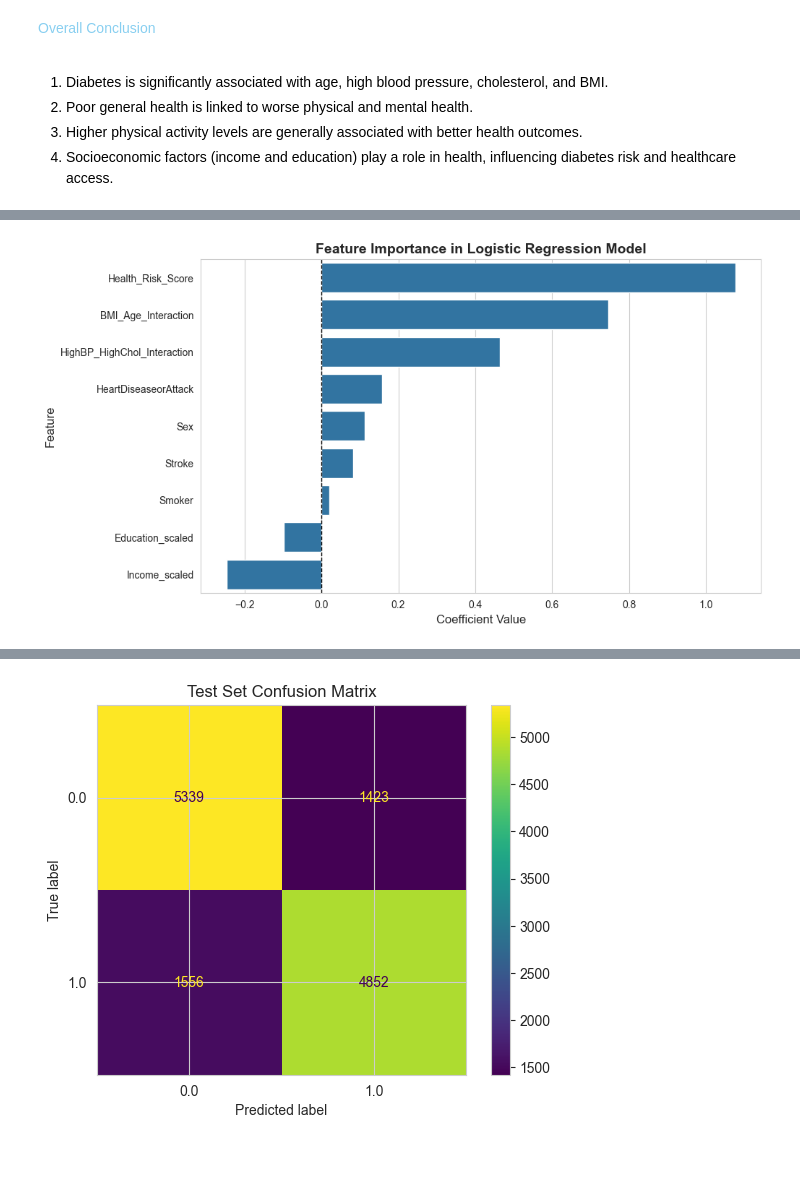
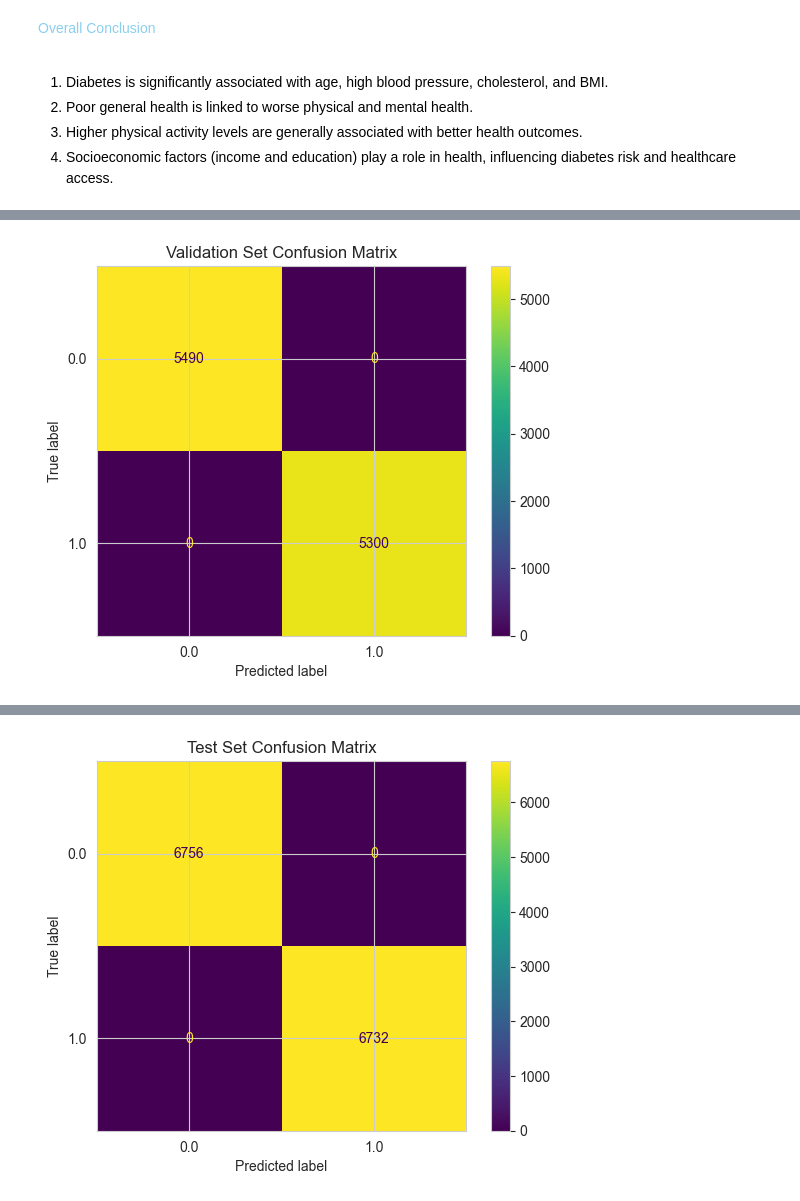
Before and after one commit to Unik-Dhungel/Diabetes_Prediction, a Jupyter notebook: KCE080BCT046[1].ipynb, the cells around one changed output, grey strips where cells are left out. Cells and saved outputs as stored; diff of their text form; code cells hidden in the pictures; blank space fills up the shorter version.

```diff
--- a/KCE080BCT046[1].ipynb
+++ b/KCE080BCT046[1].ipynb
@@ -749,0 +789,2 @@ dtype: int64
+# %%
+model_df = pd.read_csv('model_dataset.csv')
@@ -751,43 +830,67 @@ dtype: int64
 from sklearn.model_selection import train_test_split
 from sklearn.preprocessing import StandardScaler
 from sklearn.linear_model import LogisticRegression
-from sklearn.metrics import accuracy_score, confusion_matrix, classification_report,ConfusionMatrixDisplay
+from sklearn.metrics import accuracy_score, confusion_matrix, classification_report, ConfusionMatrixDisplay
 
-# Select Features and Target Variable
-features = ["Sex", "HighBP_HighChol_Interaction","Smoker","Stroke", "BMI_Age_Interaction", "HeartDiseaseorAttack", "Income_scaled", "Education_scaled", "Health_Risk_Score"]
-X = df[features]
-y = df["Diabetes_binary"]  # Target Variable (0 = No Diabetes, 1 = Diabetes)
 
-# 📌 Standardize Features
+features = model_df.drop(['BMI_category', 'Age_group','MentHlth',"DiffWalk","PhysActivity","Fruits",
+                          "PhysHlth","NoDocbcCost","Stroke","Smoker","AnyHealthcare","BMI"], axis=1)
+
+X = model_df[features.columns]
+y = model_df["Diabetes_binary"]
+
+# scaling the dataset
 scaler = StandardScaler()
 X_scaled = scaler.fit_transform(X)
 
-#Splittting the data into training and testing
-X_train, X_test, y_train, y_test = train_test_split(X_scaled, y, test_size=0.2, random_state=42)
 
-#Logistic Regression Model Training
+X_train_val, X_test, y_train_val, y_test = train_test_split(X_scaled, y, test_size=0.2, random_state=42)
+
+X_train, X_val, y_train, y_val = train_test_split(X_train_val, y_train_val, test_size=0.2, random_state=42)
+
+# Model Training
 model = LogisticRegression()
 model.fit(X_train, y_train)
 
-# Predict on Test Set
-y_pred = model.predict(X_test)
+# Validate
+y_val_pred = model.predict(X_val)
 
-# Model Performance
-accuracy = accuracy_score(y_test, y_pred)
-conf_matrix = confusion_matrix(y_test, y_pred)
-class_report = classification_report(y_test, y_pred)
 
-print(f"✅ Model Accuracy: {accuracy:.4f}\n")
-print("📌 Confusion Matrix:")
-print(conf_matrix)
-print("\n📌 Classification Report:")
-print(class_report)
+val_accuracy = accuracy_score(y_val, y_val_pred)
+val_conf_matrix = confusion_matrix(y_val, y_val_pred)
+val_class_report = classification_report(y_val, y_val_pred)
 
-# Feature Importance Analysis (Using Coefficients)
-feature_importance = pd.DataFrame({"Feature": features, "Coefficient": model.coef_[0]})
+print(f"Validation Accuracy: {val_accuracy:.4f}\n")
+print("\n Validation Classification Report:")
+print(val_class_report)
+
+ConfusionMatrixDisplay.from_predictions(y_val, y_val_pred)
+plt.title("Validation Set Confusion Matrix")
+plt.show()
+
+# model testing with test set
+y_test_pred = model.predict(X_test)
+
+# model performance
+test_accuracy = accuracy_score(y_test, y_test_pred)
+test_conf_matrix = confusion_matrix(y_test, y_test_pred)
+test_class_report = classification_report(y_test, y_test_pred)
+
+print(f"Test Accuracy: {test_accuracy:.4f}\n")
+print("\n Test Classification Report:")
+print(test_class_report)
+
+ConfusionMatrixDisplay.from_predictions(y_test, y_test_pred)
+plt.title("Test Set Confusion Matrix")
+plt.show()
+
+#Feature Importance
+feature_importance = pd.DataFrame({"Feature": X.columns, "Coefficient": model.coef_[0]})
 feature_importance = feature_importance.sort_values(by="Coefficient", ascending=False)
+print("\nFeature Importance (Coefficient Values):")
+print(feature_importance)
 
-# 📌 Visualizing Feature Importance
+#Visualizing Feature Importance
 plt.figure(figsize=(10, 6))
 sns.barplot(x="Coefficient", y="Feature", data=feature_importance)
 plt.title("Feature Importance in Logistic Regression Model", fontsize=14, fontweight="bold")
@@ -795,8 +898,4 @@ plt.xlabel("Coefficient Value", fontsize=12)
 plt.ylabel("Feature", fontsize=12)
 plt.axvline(x=0, color="black", linestyle="--", linewidth=1)  # Zero line for reference
 plt.show()
-
-ConfusionMatrixDisplay.from_predictions(y_test, y_pred)
-plt.title("Test Set Confusion Matrix")
-plt.show()
 # %% [output]
@@ -818 +914 @@ weighted avg       0.77      0.77      0.77     13170
-[figure, old version]
+[figure, new version]
@@ -819 +927 @@ weighted avg       0.77      0.77      0.77     13170
-[figure, old version]
+[figure, new version]
```
Also changed, not shown: parts of 31 cells of this notebook.
